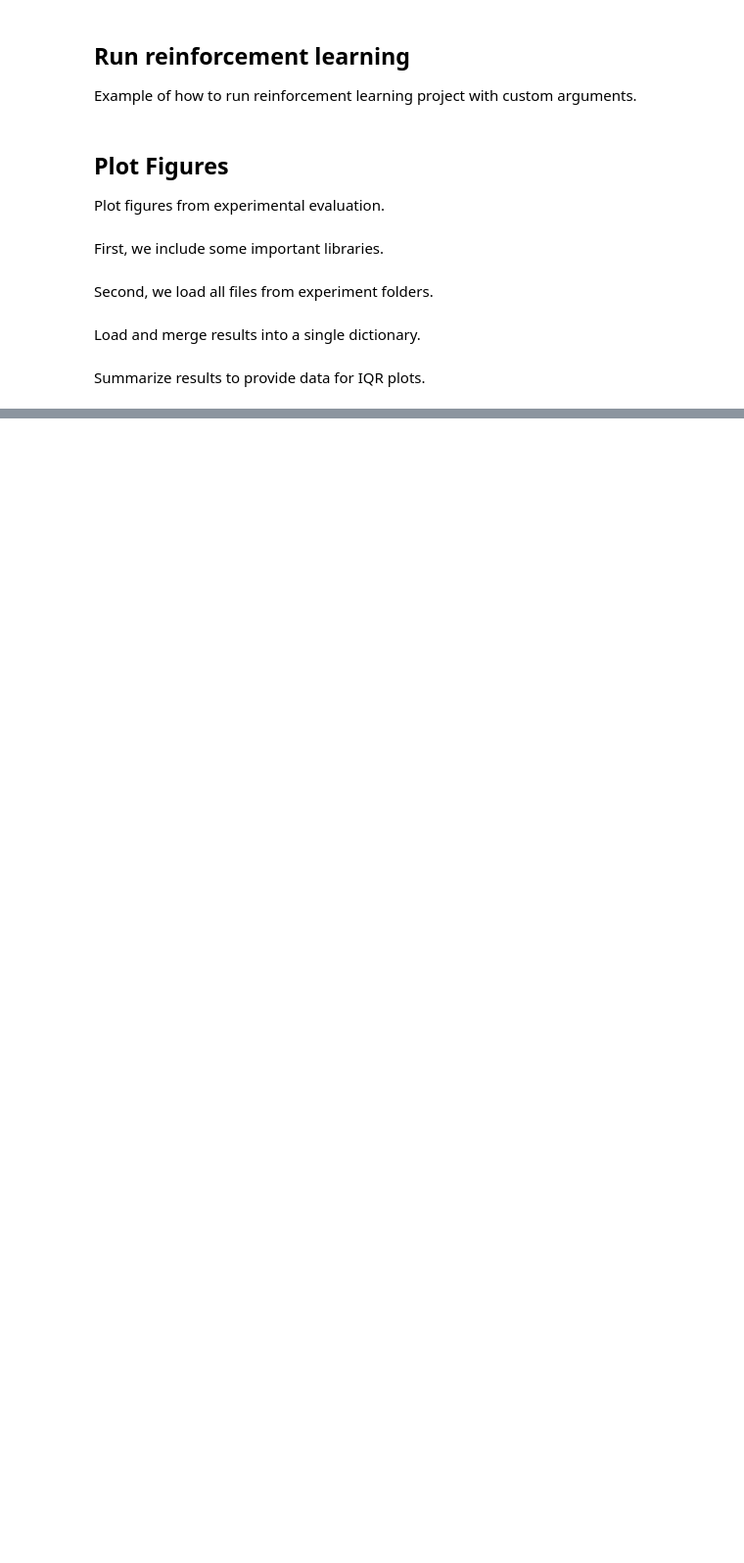
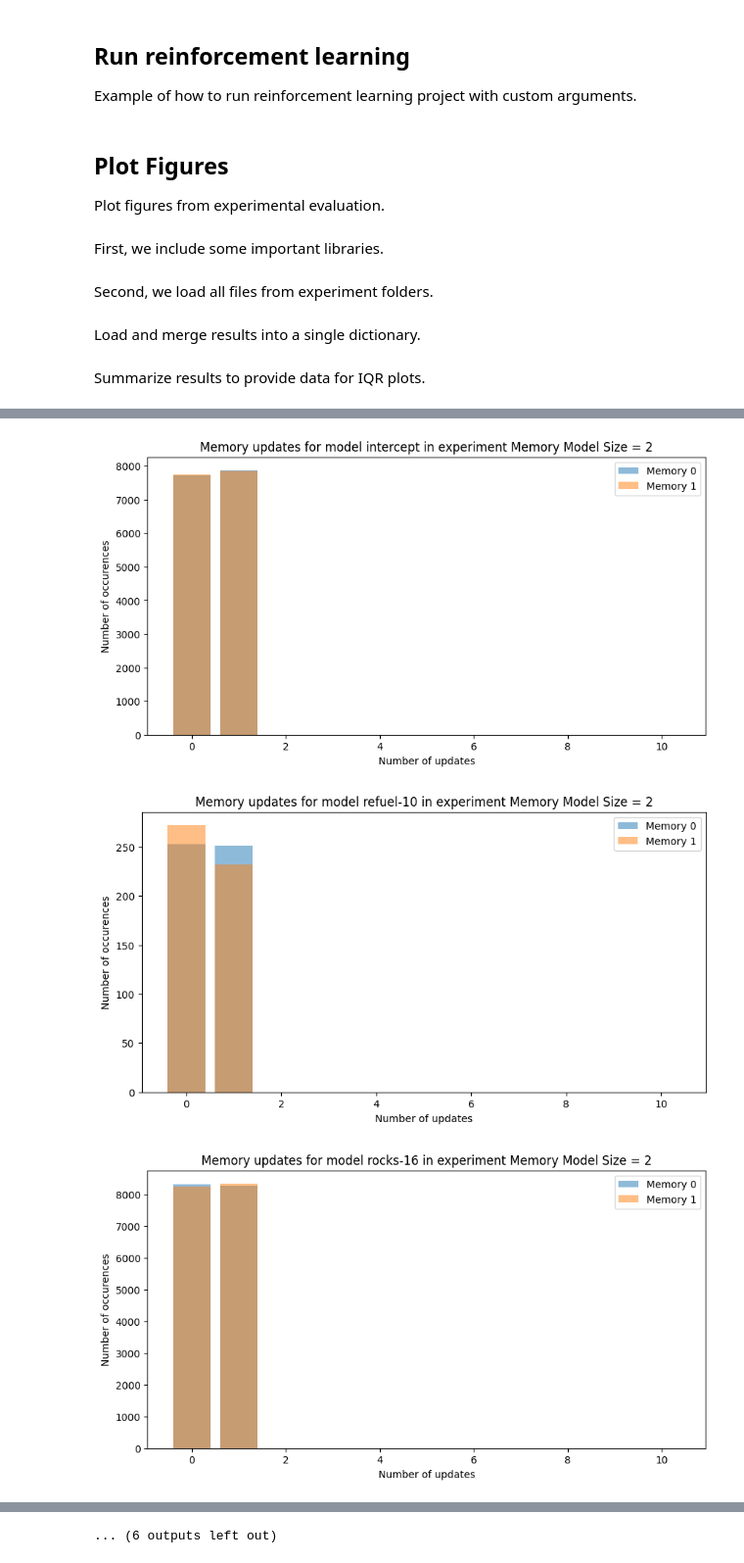
Before and after one commit to DaveHudiny/synthesis, a Jupyter notebook: jupyter_notebook.ipynb, the cells around one changed output, grey strips where cells are left out. Shown at 98% size. Drawn from its saved outputs; the diff is of its cells as text; code cells hidden in the pictures; blank space fills up the shorter version.

```diff
--- a/jupyter_notebook.ipynb
+++ b/jupyter_notebook.ipynb
@@ -238,0 +299,37 @@ for model_name in map_model_metric:
+# %%
+# merged_fscs
+
+def compute_per_memory_histogram(fscs_updates_for_model):
+    """Computes histogram of updates for each memory from matrix of shape (x, y, z), where each y represents one memory, x each fsc and z updates given fsc x and memory y.
+    The histogram is computed for each memory from y."""
+    per_memory_histograms = {}
+    for memory in range(fscs_updates_for_model.shape[1]):
+        per_memory_histograms[memory] = np.histogram(fscs_updates_for_model[:, memory, :], bins=[0, 1, 2, 3, 4, 5, 6, 7, 8, 9, 10, 11])
+    return per_memory_histograms
+
+pdfs = {}
+for experiment_name in merged_fscs:
+    observation_to_update_tables = {}
+    percentages_of_miss = {}
+    for model_name in merged_fscs[experiment_name]:
+        # print(f"Model {model_name} in experiment {experiment_name}")
+        # print(merged_fscs[experiment_name][model_name]["percentage_of_misses"])
+        # print(merged_fscs[experiment_name][model_name]["observation_to_action_table"])
+        observation_to_update_table_hist = compute_per_memory_histogram(np.array(merged_fscs[experiment_name][model_name]["observation_to_update_table"]))
+        observation_to_update_tables[model_name] = observation_to_update_table_hist
+    pdfs[experiment_name] = pd.DataFrame(observation_to_update_tables, columns=observation_to_update_tables.keys())
+
+    # plot results
+    for model_name in observation_to_update_tables:
+        plt.figure(figsize=(10, 5))
+        for memory in observation_to_update_tables[model_name]:
+            plt.bar(np.arange(len(observation_to_update_tables[model_name][memory][0])), observation_to_update_tables[model_name][memory][0], alpha=0.5, label=f"Memory {memory}")
+        plt.title(f"Memory updates for model {model_name} in experiment {experiment_name}")
+        plt.xlabel("Number of updates")
+        plt.ylabel("Number of occurences")
+        plt.legend()
+        plt.show()
+# %% [output]
+[figure, added]
+[figure, added]
+[figure, added]
@@ -238,0 +345 @@ for model_name in map_model_metric:
+... (6 outputs left out)
```
Also changed, not shown: parts of 7 cells of this notebook, 15 other files.
